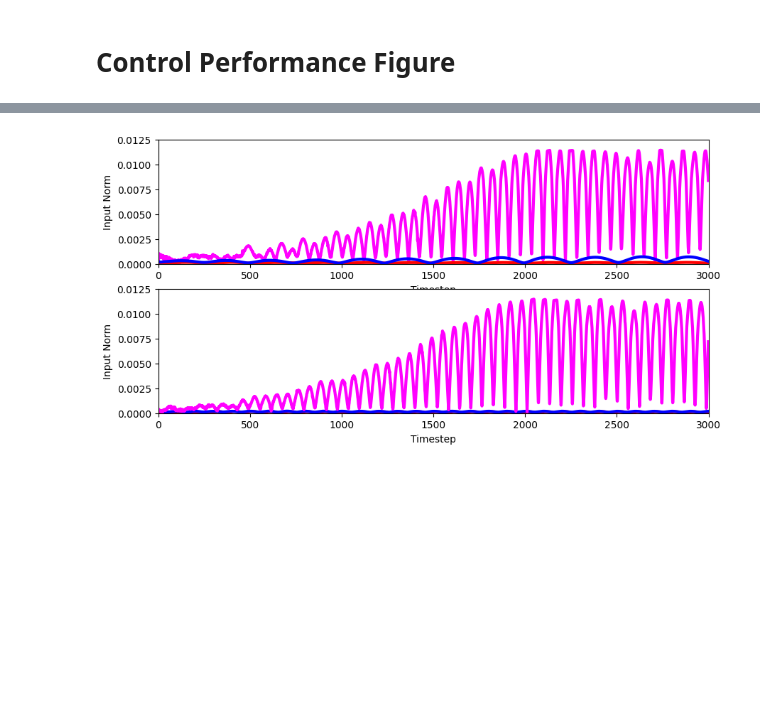
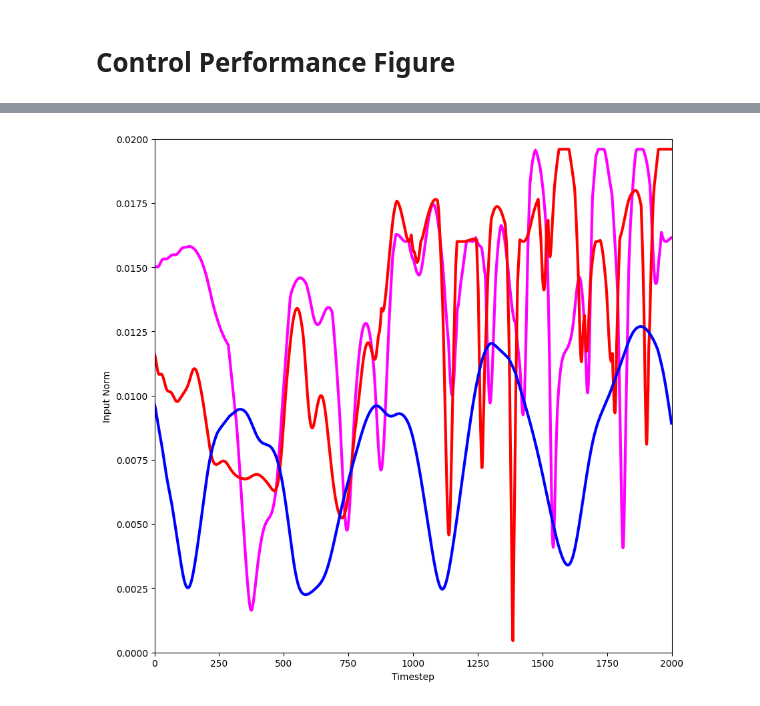
Before and after one commit to iman-adibnazari/anguilliformOptimalControl, a Jupyter notebook: src/generateFigures.ipynb, the cells around one changed output, grey strips where cells are left out. Saved outputs shown, nothing was run; the diff lists cells and outputs as text; code cells hidden in the pictures; blank space fills up the shorter version.

```diff
--- a/src/generateFigures.ipynb
+++ b/src/generateFigures.ipynb
@@ -193,15 +193,15 @@ fig.savefig(config["currentDirectory"] + "data/figures/relativeErrorsClosedLoop.
 # Control Performance Figure
 # %%
 # Setup filepath for reading data
-filepath_era_slow = config["currentDirectory"] + "data/verificationData/controlTest23/"
-filepath_era_fast = config["currentDirectory"] + "data/verificationData/controlTest22/"
-filepath_dmdc_slow = config["currentDirectory"] + "data/verificationData/controlTest25/"
-filepath_dmdc_fast = config["currentDirectory"] + "data/verificationData/controlTest24/"
-filepath_lopinf_slow = config["currentDirectory"] + "data/verificationData/controlTest21/"
-filepath_lopinf_fast = config["currentDirectory"] + "data/verificationData/controlTest20/"
+filepath_era_slow = config["currentDirectory"] + "data/verificationData/controlTest36/"
+filepath_era_fast = config["currentDirectory"] + "data/verificationData/controlTest34/"
+filepath_dmdc_slow = config["currentDirectory"] + "data/verificationData/controlTest35/"
+filepath_dmdc_fast = config["currentDirectory"] + "data/verificationData/controlTest34/"
+filepath_lopinf_slow = config["currentDirectory"] + "data/verificationData/controlTest34/"
+filepath_lopinf_fast = config["currentDirectory"] + "data/verificationData/controlTest34/"
 
-timesteps = 3000
-trackedIndices = np.arange(7,17,2)
+timesteps = 2000
+trackedIndices = np.arange(15,23,2)
 zindices = np.arange(1,41,2)
 # %%
 # Load in input data from npy file
@@ -260,45 +265,47 @@ fig.savefig(config["currentDirectory"] + "data/figures/inputComparisonFast.pdf",
 # %%
 # Compute Norms of inputs over time for each method with slow and fast trials on different subplots
 # Slow trials
-fig, axs = plt.subplots(2, 1, figsize=(10, 5))
+fig, axs = plt.subplots(figsize=(10, 10))
 # LOPINF
 norms_lopinf_slow = np.linalg.norm(U_fom_lopinf_slow[:,:timesteps], axis=0)
-axs[0].plot(norms_lopinf_slow, label="LOPINF", color="magenta", linewidth=3)
+axs.plot(norms_lopinf_slow, label="LOPINF", color="magenta", linewidth=3)
 
 # ERA
 norms_era_slow = np.linalg.norm(U_fom_era_slow[:,:timesteps], axis=0)
-axs[0].plot(norms_era_slow, label="ERA", color="red", linewidth=3)
+axs.plot(norms_era_slow, label="ERA", color="red", linewidth=3)
 # DMDC
 norms_dmdc_slow = np.linalg.norm(U_fom_dmdc_slow[:,:timesteps], axis=0)
-axs[0].plot(norms_dmdc_slow, label="DMDC", color="blue", linewidth=3)
+axs.plot(norms_dmdc_slow, label="DMDC", color="blue", linewidth=3)
 
-# Set ylimits from 0 to 0.0125
-axs[0].set_ylim(0, 0.0125)
+# Set ylimits from 0 to 0.02
+axs.set_ylim(0, 0.02)
 # Set xlimits from 0 to timesteps
-axs[0].set_xlim(0, timesteps)
-axs[0].set_xlabel("Timestep")
-axs[0].set_ylabel("Input Norm")
-# Fast trials
-# ERA
-norms_era_fast = np.linalg.norm(U_fom_era_fast[:,:timesteps], axis=0)
-axs[1].plot(norms_era_fast, label="ERA", color="red", linewidth=3)
-# DMDC
-norms_dmdc_fast = np.linalg.norm(U_fom_dmdc_fast[:,:timesteps], axis=0)
-axs[1].plot(norms_dmdc_fast, label="DMDC", color="blue", linewidth=3)
-# LOPINF
-norms_lopinf_fast = np.linalg.norm(U_fom_lopinf_fast[:,:timesteps], axis=0)
-axs[1].plot(norms_lopinf_fast, label="LOPINF", color="magenta", linewidth=3)
-# Set ylimits from 0 to 0.0125
-axs[1].set_ylim(0, 0.0125)
-# Set xlimits from 0 to timesteps
-axs[1].set_xlim(0, timesteps)
-axs[1].set_xlabel("Timestep")
-axs[1].set_ylabel("Input Norm")
+axs.set_xlim(0, timesteps)
+
+axs.set_xlabel("Timestep")
+axs.set_ylabel("Input Norm")
+
+# # Fast trials
+# # ERA
+# norms_era_fast = np.linalg.norm(U_fom_era_fast[:,:timesteps], axis=0)
+# axs[1].plot(norms_era_fast, label="ERA", color="red", linewidth=3)
+# # DMDC
+# norms_dmdc_fast = np.linalg.norm(U_fom_dmdc_fast[:,:timesteps], axis=0)
+# axs[1].plot(norms_dmdc_fast, label="DMDC", color="blue", linewidth=3)
+# # LOPINF
+# norms_lopinf_fast = np.linalg.norm(U_fom_lopinf_fast[:,:timesteps], axis=0)
+# axs[1].plot(norms_lopinf_fast, label="LOPINF", color="magenta", linewidth=3)
+# # Set ylimits from 0 to 0.0125
+# axs[1].set_ylim(0, 0.02)
+# # Set xlimits from 0 to timesteps
+# axs[1].set_xlim(0, timesteps)
+# axs[1].set_xlabel("Timestep")
+# axs[1].set_ylabel("Input Norm")
 plt.show()
 # Save the figure as a .pdf file
 fig.savefig(config["currentDirectory"] + "data/figures/inputNorms.pdf", format="pdf", transparent=True)
 # %% [output]
-[figure, old version]
+[figure, new version]
 # %%
 # Read in output and reference data for each trial
 # ERA slow
```
Also changed, not shown: parts of 11 cells of this notebook, 7 other files.
